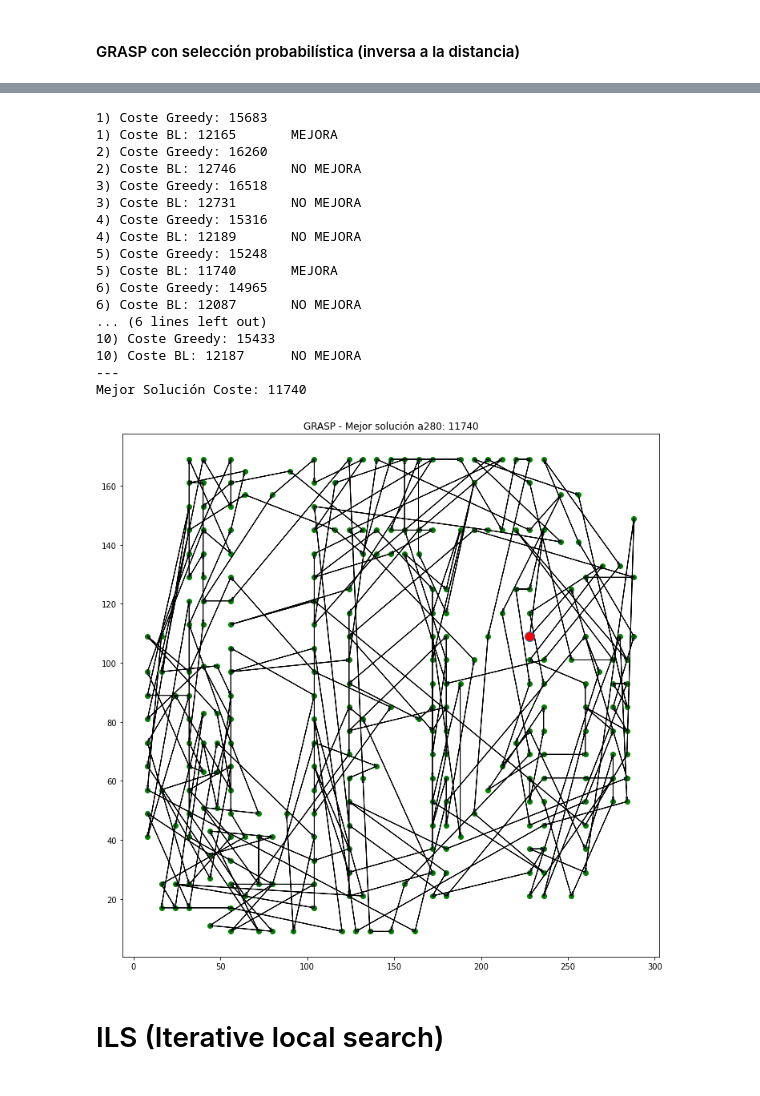
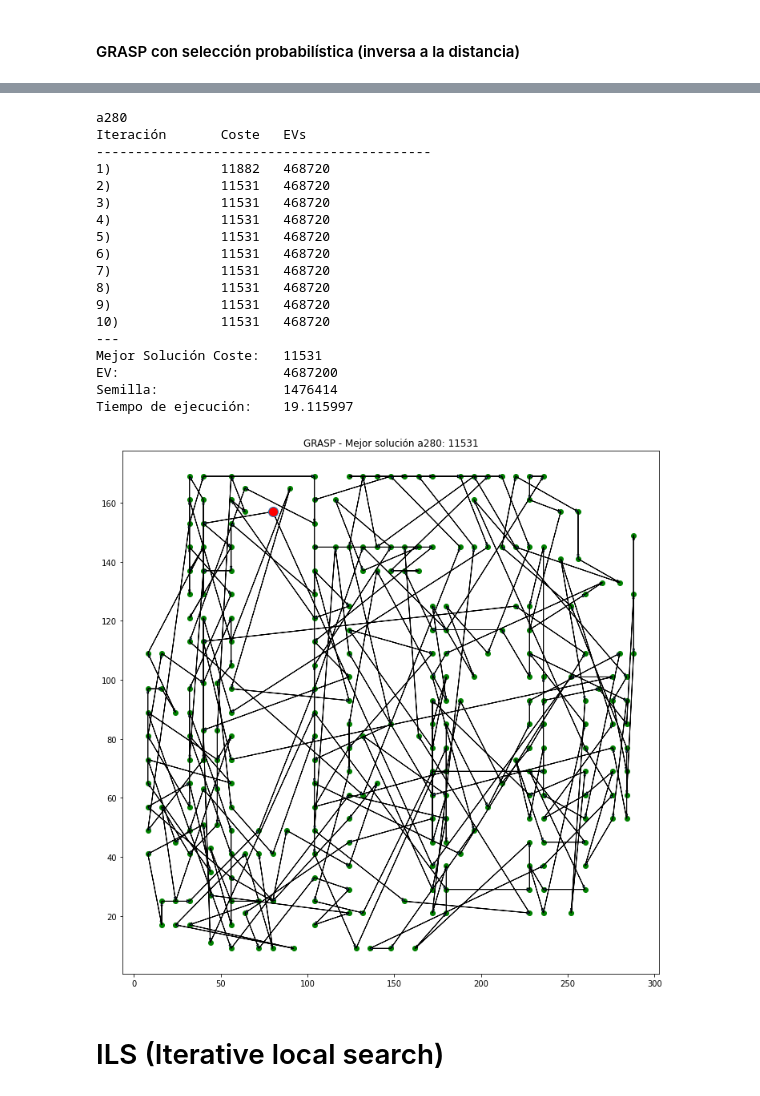
Before and after one commit to VictorNarov/AlgoritmosTrayectoriaTSP, a Jupyter notebook: 7 MultiArranque.ipynb, the cells around one changed output, grey strips where cells are left out. Cells and saved outputs as stored; diff of their text form; code cells hidden in the pictures.

```diff
--- a/7 MultiArranque.ipynb
+++ b/7 MultiArranque.ipynb
@@ -4,6 +4,8 @@
 # %%
 import import_ipynb
 from algoritmos import *
+
+semilla = random.randint(0,9999999)
 # %% [output]
 importing Jupyter notebook from algoritmos.ipynb
 # %% [markdown]
@@ -75,35 +99,45 @@ Mejor Solución Coste: 14055
 # %%
 fichero = "a280"
+print(fichero)
 #,"a280","p654","vm1084","vm1748"
 nodos = leeFichero(fichero)
 distancias = getMDistancias(nodos)
 numNodos = len(distancias[1])
 tamaLRC = math.floor(0.1 * numNodos)
 
-[mejorCamino, mejorCoste]  = GRASP(distancias, tamaLRC, random.randint(0,9999999))
+t = time.time()
 
-print("---\nMejor Solución Coste: %i" % mejorCoste)
+[mejorCamino, mejorCoste, ev]  = GRASP(distancias, tamaLRC, semilla, True)
+
+elapsed = time.time() - t
+
+print("---\nMejor Solución Coste:\t%i" % mejorCoste)
+print("EV:\t\t\t%i" % ev)
+print("Semilla:\t\t%i" % semilla)
+print("Tiempo de ejecución:\t%f\n" % elapsed )
+
 titulo = "GRASP" + " - Mejor solución " + fichero + ": " + str(mejorCoste)
 pintaCamino(mejorCamino, nodos, titulo)
 # %% [output]
-1) Coste Greedy: 15683
-1) Coste BL: 12165       MEJORA
-2) Coste Greedy: 16260
-2) Coste BL: 12746       NO MEJORA
-3) Coste Greedy: 16518
-3) Coste BL: 12731       NO MEJORA
-4) Coste Greedy: 15316
-4) Coste BL: 12189       NO MEJORA
-5) Coste Greedy: 15248
-5) Coste BL: 11740       MEJORA
-6) Coste Greedy: 14965
-6) Coste BL: 12087       NO MEJORA
-... (6 lines left out)
-10) Coste Greedy: 15433
-10) Coste BL: 12187      NO MEJORA
+a280
+Iteración       Coste   EVs
+-------------------------------------------
+1)              11882   468720
+2)              11531   468720
+3)              11531   468720
+4)              11531   468720
+5)              11531   468720
+6)              11531   468720
+7)              11531   468720
+8)              11531   468720
+9)              11531   468720
+10)             11531   468720
 ---
-Mejor Solución Coste: 11740
+Mejor Solución Coste:   11531
+EV:                     4687200
+Semilla:                1476414
+Tiempo de ejecución:    19.115997
-[figure, old version]
+[figure, new version]
 # %% [markdown]
 # ILS (Iterative local search)
 # %%
```
Also changed, not shown: parts of 8 cells of this notebook, 3 other files.
